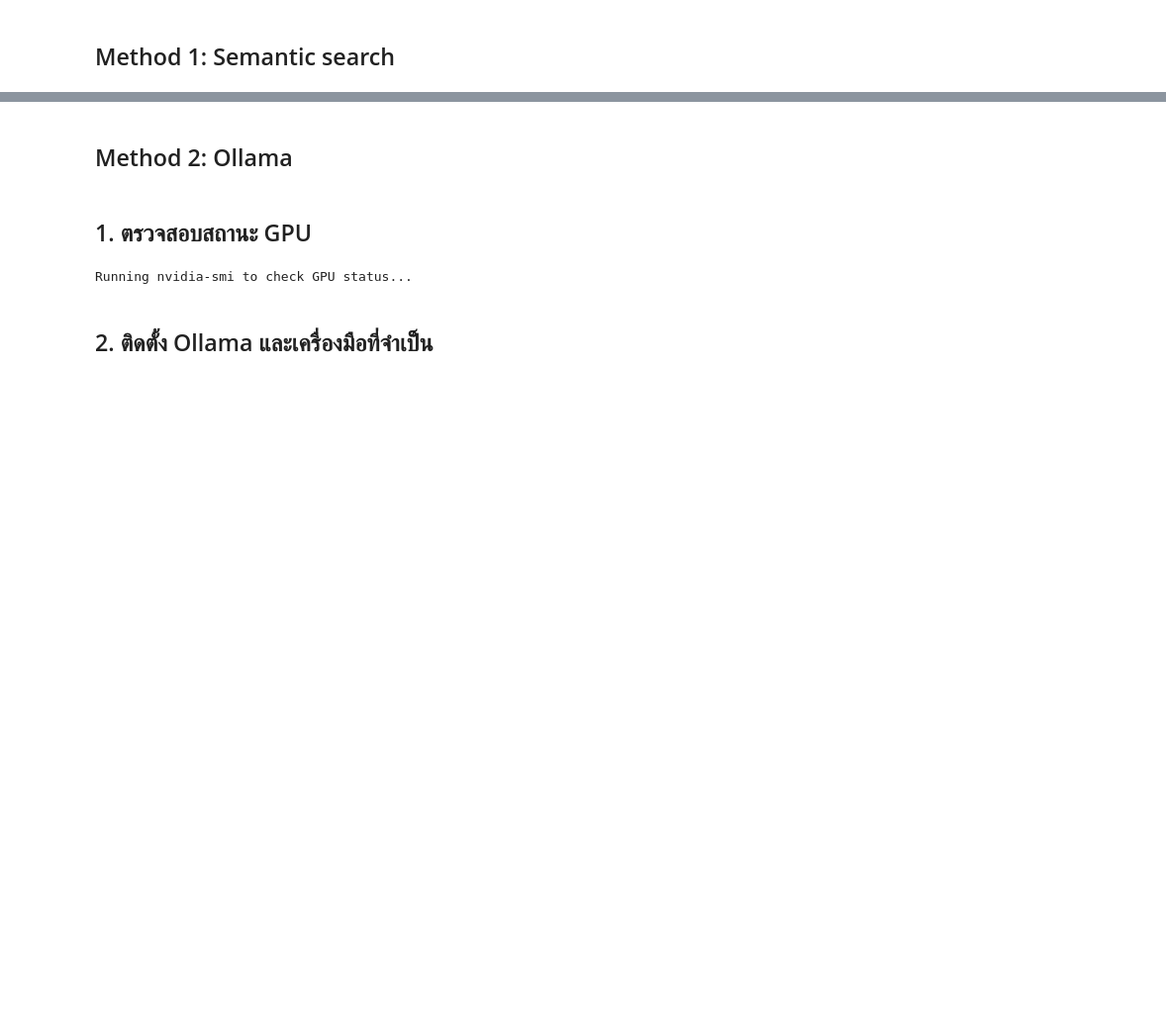
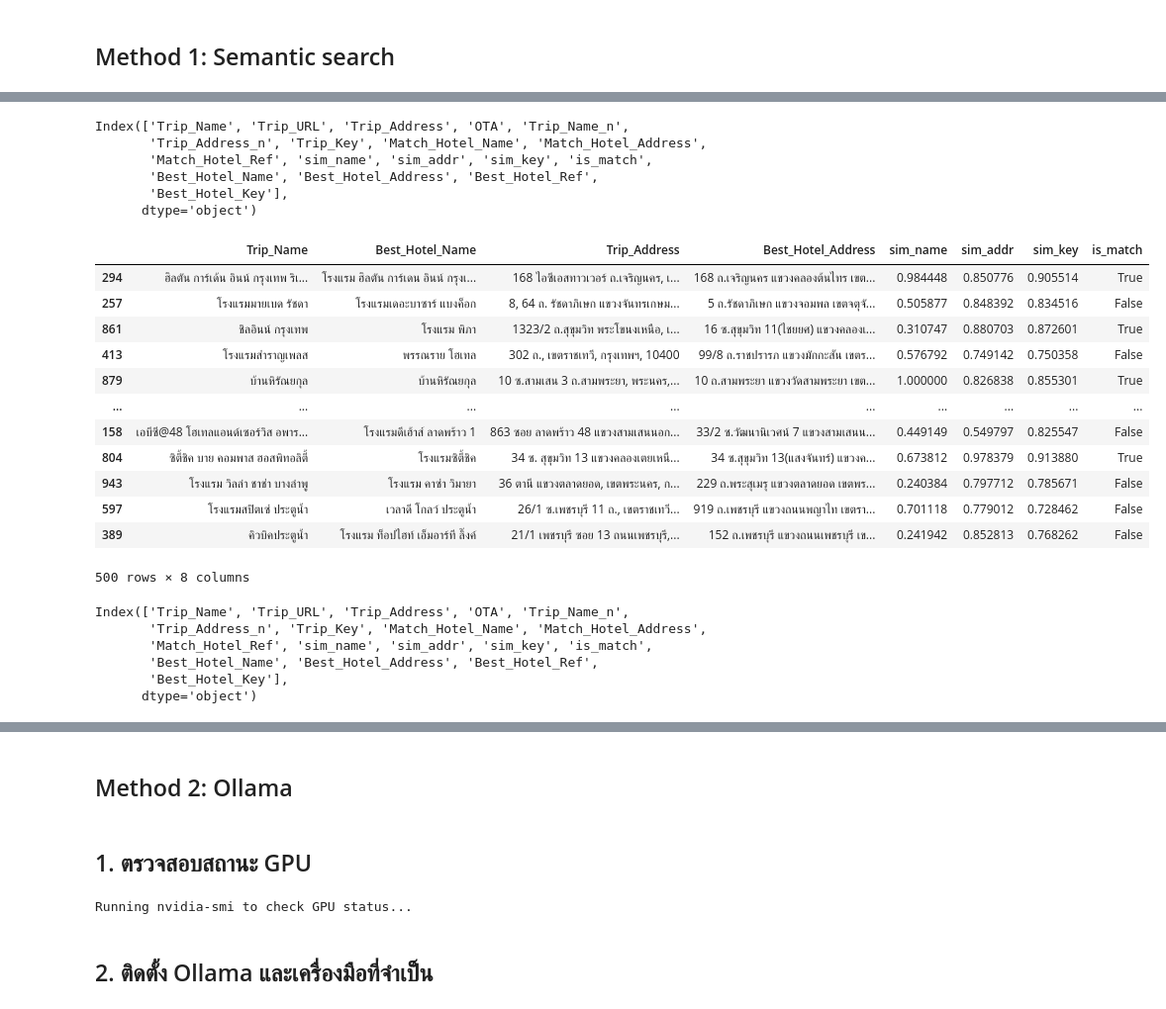
Before and after one commit to Thanrada2024/illegal_accommodation, a Jupyter notebook: DS_task.ipynb, the cells around one changed output, grey strips where cells are left out. Shown at 99% size. Drawn from its saved outputs; the diff is of its cells as text; code cells hidden in the pictures; blank space fills up the shorter version.

```diff
--- a/DS_task.ipynb
+++ b/DS_task.ipynb
@@ -466,3 +319,37 @@ dtype: int64
+# %%
+trip_match.columns
+# %% [output]
+Index(['Trip_Name', 'Trip_URL', 'Trip_Address', 'OTA', 'Trip_Name_n',
+       'Trip_Address_n', 'Trip_Key', 'Match_Hotel_Name', 'Match_Hotel_Address',
+       'Match_Hotel_Ref', 'sim_name', 'sim_addr', 'sim_key', 'is_match',
+       'Best_Hotel_Name', 'Best_Hotel_Address', 'Best_Hotel_Ref',
+       'Best_Hotel_Key'],
+      dtype='object')
+# %%
+trip_match[['Trip_Name','Best_Hotel_Name','Trip_Address','Best_Hotel_Address','sim_name','sim_addr','sim_key','is_match']]
+# %% [output]
+|  | Trip_Name | Best_Hotel_Name | Trip_Address | Best_Hotel_Address | sim_name | sim_addr | sim_key | is_match |
+| 294 | ฮิลตัน การ์เด้น อินน์ กรุงเทพ ริเ... | โรงแรม ฮิลตัน การ์เดน อินน์ กรุงเ... | 168 ไอซีเอสทาวเวอร์ ถ.เจริญนคร, เ... | 168 ถ.เจริญนคร แขวงคลองต้นไทร เขต... | 0.984448 | 0.850776 | 0.905514 | True |
+| 257 | โรงแรมมายเบด รัชดา | โรงแรมเดอะบาซาร์ แบงค็อก | 8, 64 ถ. รัชดาภิเษก แขวงจันทรเกษม... | 5 ถ.รัชดาภิเษก แขวงจอมพล เขตจตุจั... | 0.505877 | 0.848392 | 0.834516 | False |
+| 861 | ชิลอินน์ กรุงเทพ | โรงแรม พิภา | 1323/2 ถ.สุขุมวิท พระโขนงเหนือ, เ... | 16 ซ.สุขุมวิท 11(ไชยยศ) แขวงคลองเ... | 0.310747 | 0.880703 | 0.872601 | True |
+| 413 | โรงแรมสำราญเพลส | พรรณราย โฮเทล | 302 ถ., เขตราชเทวี, กรุงเทพฯ, 10400 | 99/8 ถ.ราชปรารภ แขวงมักกะสัน เขตร... | 0.576792 | 0.749142 | 0.750358 | False |
+| 879 | บ้านหิรัณยกุล | บ้านหิรัณยกุล | 10 ซ.สามเสน 3 ถ.สามพระยา, พระนคร,... | 10 ถ.สามพระยา แขวงวัดสามพระยา เขต... | 1.000000 | 0.826838 | 0.855301 | True |
+| ... | ... | ... | ... | ... | ... | ... | ... | ... |
+| 158 | เอบีซี@48 โฮเทลแอนด์เซอร์วิส อพาร... | โรงแรมดีเฮ้าส์ ลาดพร้าว 1 | 863 ซอย ลาดพร้าว 48 แขวงสามเสนนอก... | 33/2 ซ.วัฒนานิเวศน์ 7 แขวงสามเสนน... | 0.449149 | 0.549797 | 0.825547 | False |
+| 804 | ซิตี้ชิค บาย คอมพาส ฮอสพิทอลิตี้ | โรงแรมซิตี้ชิค | 34 ซ. สุขุมวิท 13 แขวงคลองเตยเหนื... | 34 ซ.สุขุมวิท 13(แสงจันทร์) แขวงค... | 0.673812 | 0.978379 | 0.913880 | True |
+| 943 | โรงแรม วิลล่า ชาช่า บางลำพู | โรงแรม คาซ่า วิมายา | 36 ตานี แขวงตลาดยอด, เขตพระนคร, ก... | 229 ถ.พระสุเมรุ แขวงตลาดยอด เขตพร... | 0.240384 | 0.797712 | 0.785671 | False |
+| 597 | โรงแรมสปิตเซ่ ประตูน้ำ | เวลาดี โกลว์ ประตูน้ำ | 26/1 ซ.เพชรบุรี 11 ถ., เขตราชเทวี... | 919 ถ.เพชรบุรี แขวงถนนพญาไท เขตรา... | 0.701118 | 0.779012 | 0.728462 | False |
+| 389 | คิวบิคประตูน้ำ | โรงแรม ท็อปไฮท์ เอ็มอาร์ที ลิ๊งค์ | 21/1 เพชรบุรี ซอย 13 ถนนเพชรบุรี,... | 152 ถ.เพชรบุรี แขวงถนนเพชรบุรี เข... | 0.241942 | 0.852813 | 0.768262 | False |
+500 rows × 8 columns
+# %%
+trip_match.columns
+# %% [output]
+Index(['Trip_Name', 'Trip_URL', 'Trip_Address', 'OTA', 'Trip_Name_n',
+       'Trip_Address_n', 'Trip_Key', 'Match_Hotel_Name', 'Match_Hotel_Address',
+       'Match_Hotel_Ref', 'sim_name', 'sim_addr', 'sim_key', 'is_match',
+       'Best_Hotel_Name', 'Best_Hotel_Address', 'Best_Hotel_Ref',
+       'Best_Hotel_Key'],
+      dtype='object')
 # %%
 trip_match.is_match.value_counts()
 # %% [output]
```
Also changed, not shown: parts of 11 cells of this notebook.
